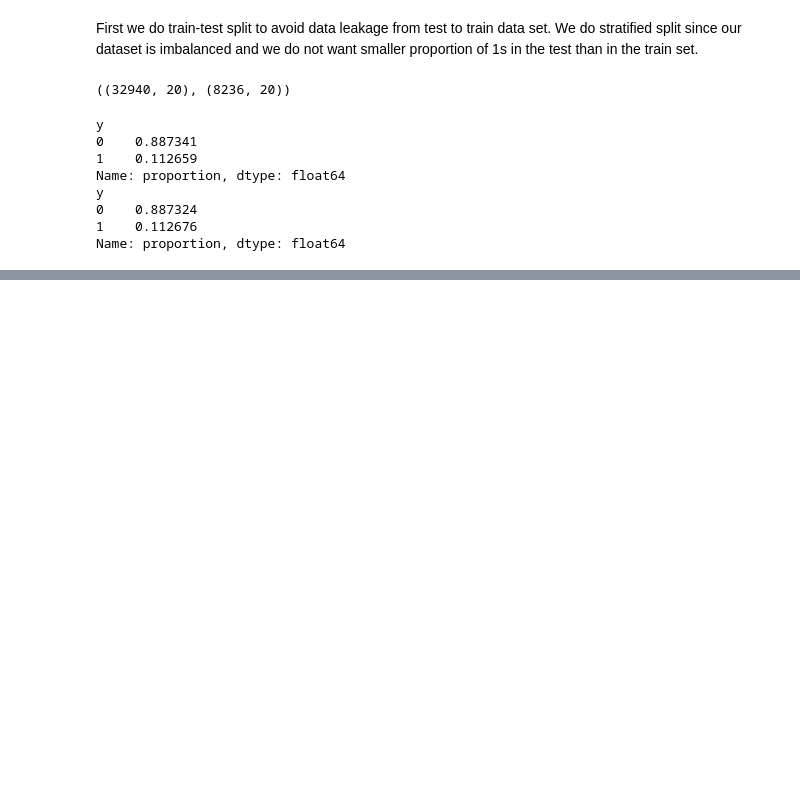
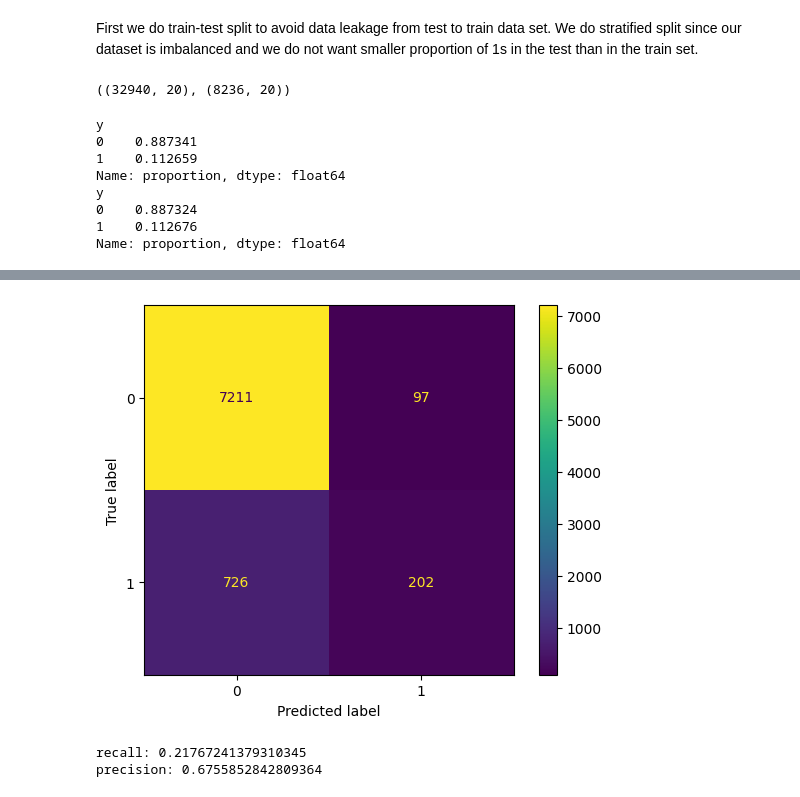
Before and after one commit to rsouza/MasterClassUseCase, a Jupyter notebook: 1_Classification/Bank_Marketing/Final_project.ipynb, the cells around one changed output, grey strips where cells are left out. Saved outputs shown, nothing was run; the diff lists cells and outputs as text; code cells hidden in the pictures; blank space fills up the shorter version.

```diff
--- a/1_Classification/Bank_Marketing/Final_project.ipynb
+++ b/1_Classification/Bank_Marketing/Final_project.ipynb
@@ -480,0 +892,8 @@ Name: proportion, dtype: float64
+# %%
+print("RF GridSearch results:")
+rf_best_score = grid_search.best_score_
+rf_best_params = grid_search.best_params_
+rf_clf = grid_search.best_estimator_
+print(f"\tBest Score: {rf_best_score:.2%}")
+print(f"\tBest Params: ")
+rf_best_params
@@ -480,0 +908,2 @@ Name: proportion, dtype: float64
+# %%
+rf_clf.fit(X_tr_enc,y_train)
@@ -480,0 +1223,16 @@ Name: proportion, dtype: float64
+# %%
+y_hat_te_05 = (y_prob_te > 0.5).astype(int)
+y_hat_te_033  = (y_prob_te > 0.33).astype(int)
+y_hat_te_007  = (y_prob_te > 0.07).astype(int)
+# %%
+#50
+cm = confusion_matrix(y_test, y_hat_te_05)
+disp = ConfusionMatrixDisplay(confusion_matrix=cm)
+disp.plot()
+plt.show()
+print('recall: '+str(recall_score(y_test, y_hat_te_05)))
+print('precision: '+str(precision_score(y_test, y_hat_te_05)))
+# %% [output]
+[figure, added]
+recall: 0.21767241379310345
+precision: 0.6755852842809364
```
Also changed, not shown: parts of 85 cells of this notebook.
